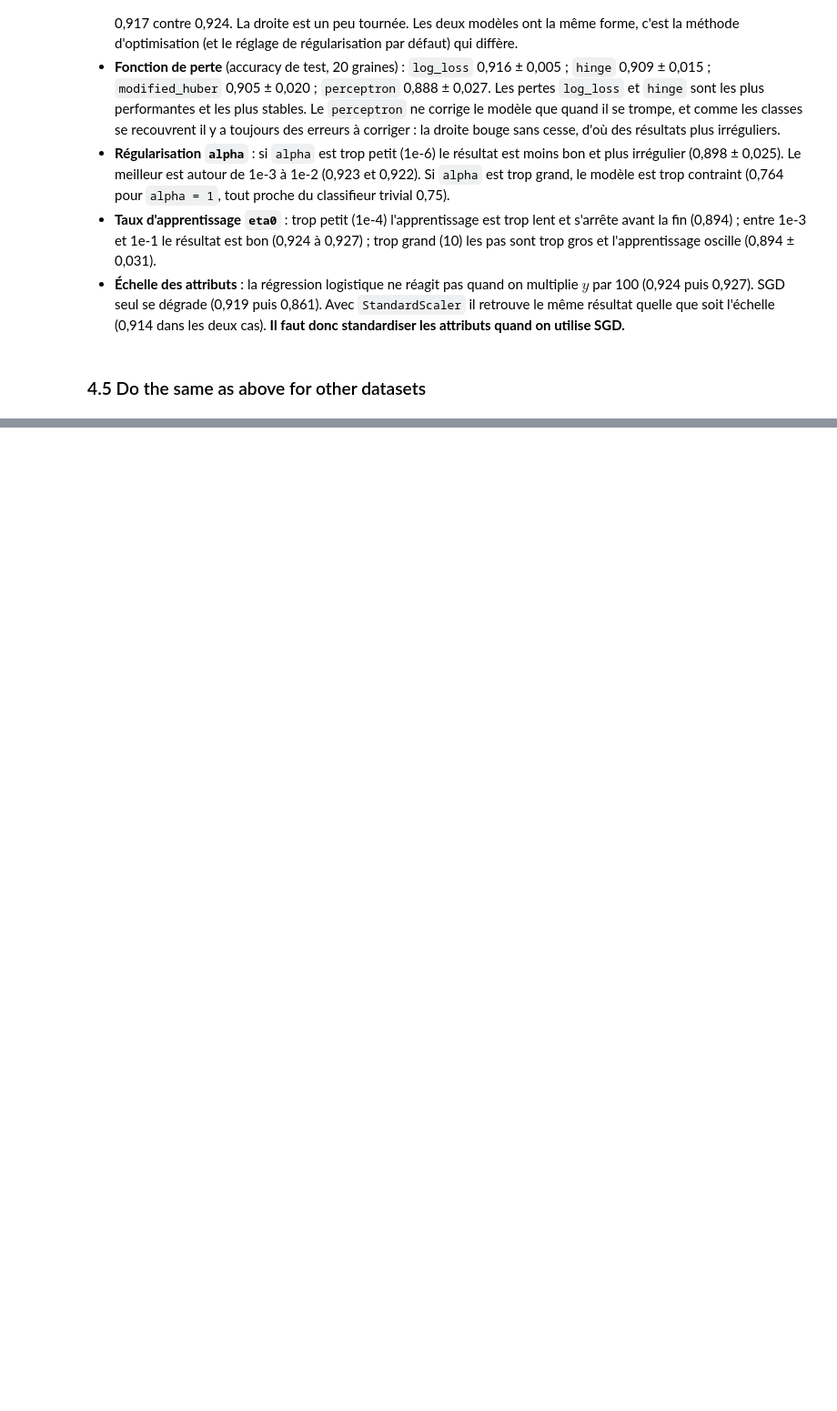
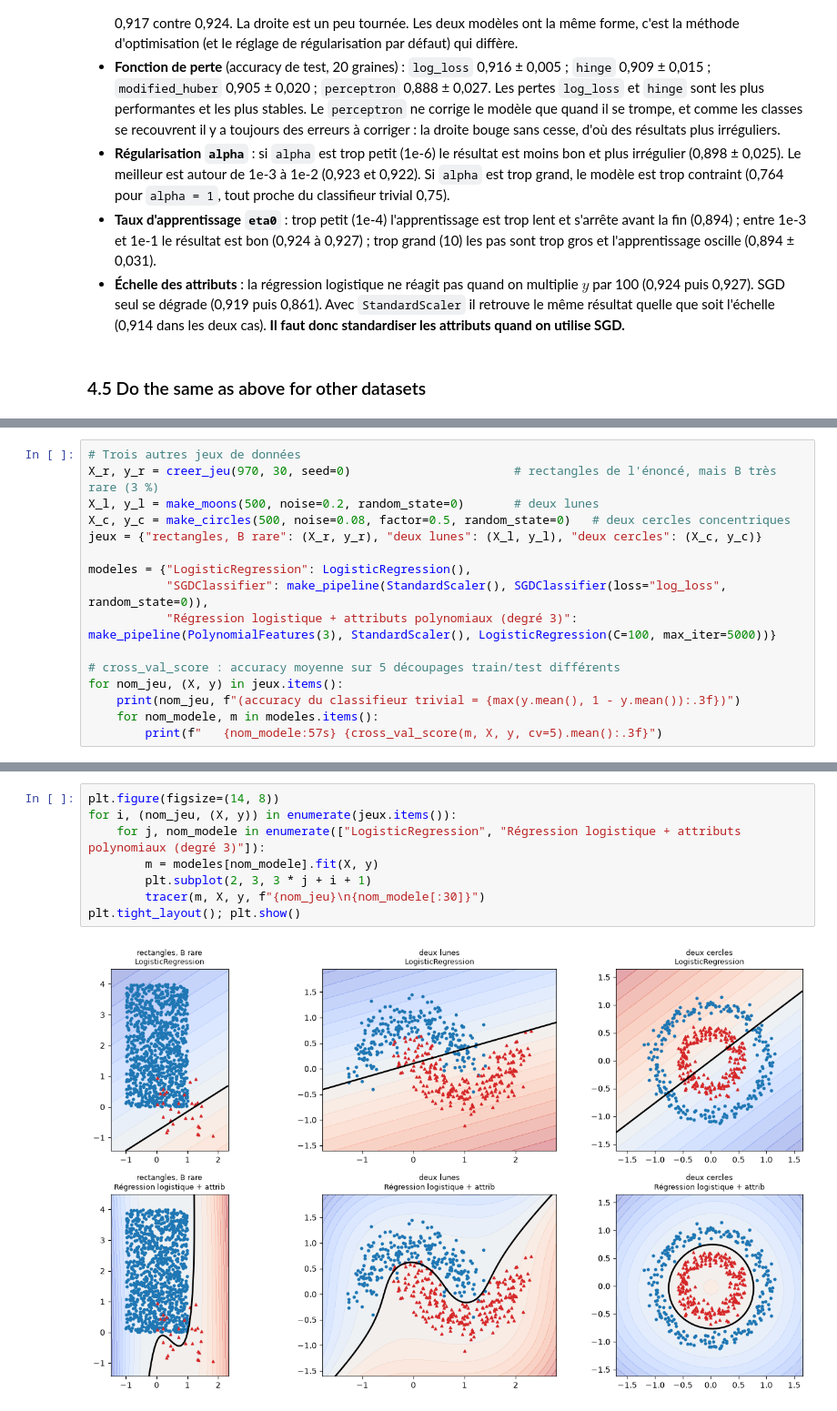
Before and after one commit to ismailab2/PROJET_AAA, a Jupyter notebook: dm1_AAA_ISMAIL_ABDRAMAN_AHMAT_HASSAN.ipynb, the cells around one changed output, grey strips where cells are left out. Shown at 91% size. Saved outputs shown, nothing was run; the diff lists cells and outputs as text; blank space fills up the shorter version.

```diff
--- a/dm1_AAA_ISMAIL_ABDRAMAN_AHMAT_HASSAN.ipynb
+++ b/dm1_AAA_ISMAIL_ABDRAMAN_AHMAT_HASSAN.ipynb
@@ -1577,0 +1582,16 @@ SGDClassifier + StandardScaler   accuracy test : 0.914 (échelle normale)  ->  0
+# %%
+# Trois autres jeux de données
+X_r, y_r = creer_jeu(970, 30, seed=0)                       # rectangles de l'énoncé, mais B très rare (3 %)
+X_l, y_l = make_moons(500, noise=0.2, random_state=0)       # deux lunes
+X_c, y_c = make_circles(500, noise=0.08, factor=0.5, random_state=0)   # deux cercles concentriques
+jeux = {"rectangles, B rare": (X_r, y_r), "deux lunes": (X_l, y_l), "deux cercles": (X_c, y_c)}
+
+modeles = {"LogisticRegression": LogisticRegression(),
+           "SGDClassifier": make_pipeline(StandardScaler(), SGDClassifier(loss="log_loss", random_state=0)),
+           "Régression logistique + attributs polynomiaux (degré 3)": make_pipeline(PolynomialFeatures(3), StandardScaler(), LogisticRegression(C=100, max_iter=5000))}
+
+# cross_val_score : accuracy moyenne sur 5 découpages train/test différents
+for nom_jeu, (X, y) in jeux.items():
+    print(nom_jeu, f"(accuracy du classifieur trivial = {max(y.mean(), 1 - y.mean()):.3f})")
+    for nom_modele, m in modeles.items():
+        print(f"   {nom_modele:57s} {cross_val_score(m, X, y, cv=5).mean():.3f}")
@@ -1577,0 +1611,10 @@ SGDClassifier + StandardScaler   accuracy test : 0.914 (échelle normale)  ->  0
+# %%
+plt.figure(figsize=(14, 8))
+for i, (nom_jeu, (X, y)) in enumerate(jeux.items()):
+    for j, nom_modele in enumerate(["LogisticRegression", "Régression logistique + attributs polynomiaux (degré 3)"]):
+        m = modeles[nom_modele].fit(X, y)
+        plt.subplot(2, 3, 3 * j + i + 1)
+        tracer(m, X, y, f"{nom_jeu}\n{nom_modele[:30]}")
+plt.tight_layout(); plt.show()
+# %% [output]
+[figure, added]
```
Also changed, not shown: parts of 14 cells of this notebook.
